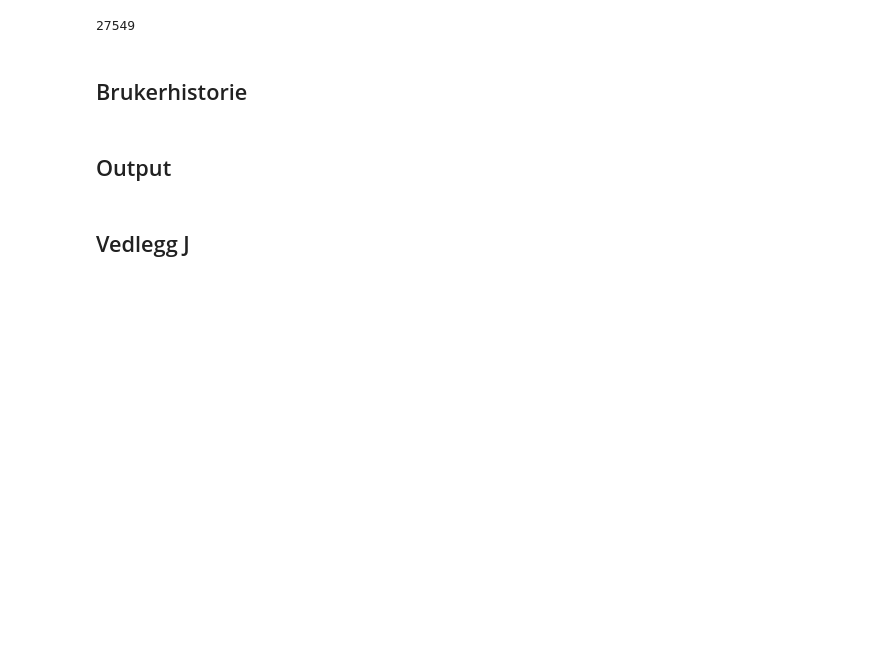
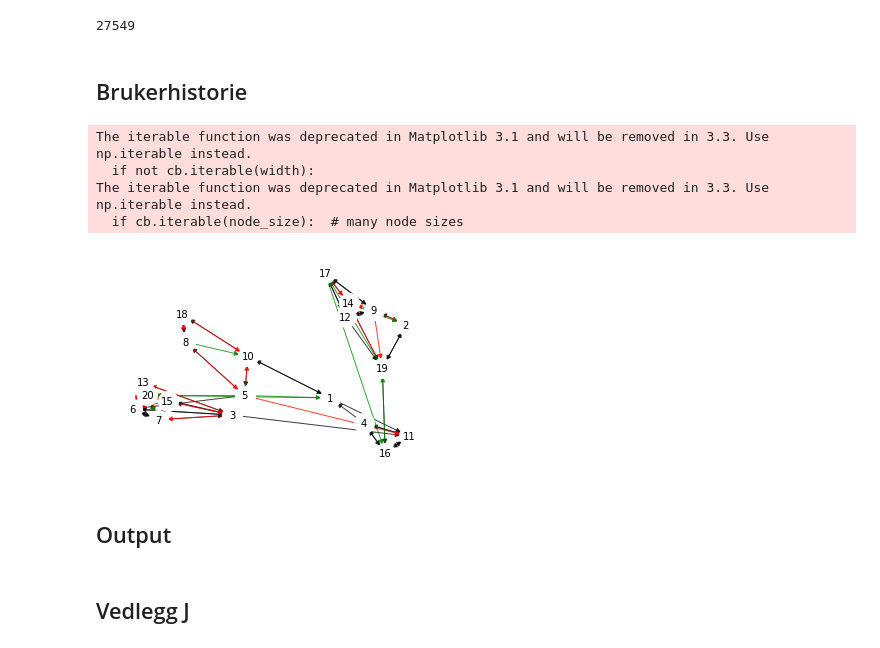
Before and after one commit to EnovaSF/energiberegning, a Jupyter notebook: Enova1.ipynb, the cells around one changed output. Drawn from its saved outputs; the diff is of its cells as text; code cells hidden in the pictures; blank space fills up the shorter version.

```diff
--- a/Enova1.ipynb
+++ b/Enova1.ipynb
@@ -943,6 +1130,46 @@ Totalt_netto_energibehov
 27549
 # %% [markdown]
 ## Brukerhistorie
+# %%
+# test  dummy data to visualize the tree
+a=[(1,10),(1,11),(2,19),(2,9),(3,11),(3,6),(3,15),(3,7),(3,13),(4,16),(4,11),(4,1),(5,8),(5,6),
+   (5,20),(5,11),(5,10),(6,3),(6,7),(6,20),(7,20),(7,6),(7,3),(7,15),(8,18),(8,5),(9,17),(9,12),
+   (9,14),(9,2),(9,19),(10,18),(10,1),(10,5),(11,4),(11,16),(12,17),(12,9),(12,19),(13,7),(13,3),
+   (13,20),(13,6),(14,19),(14,17),(15,7),(15,3),(15,20),(15,6),(15,13),(16,4),(16,11),(17,9),(17,12),
+   (17,14),(18,8),(18,10),(19,2),(19,16),(19,14),(20,3),(20,6),(20,7),(20,13),(20,15)]
+
+b=[(1,10),(1,11),(1,20),(2,19),(2,9),(3,11),(3,6),(3,15),(4,16),(4,11),(4,1),(5,8),(5,6),(5,1),
+   (6,3),(6,7),(6,20),(7,20),(7,6),(7,3),(8,10),(9,17),(9,12),(10,18),(10,1),(10,5),(11,4),(11,16),
+   (12,17),(12,9),(12,19),(13,7),(13,3),(13,20),(14,19),(14,17),(14,2),(15,7),(15,13),(16,4),(16,11),
+   (16,19),(17,9),(17,12),(17,16),(18,8),(19,2),(19,16),(19,17),(20,3),(20,6),(20,7,2)]
+# %%
+# Friendship graph for questions 1. and 2.
+
+# make graph
+edges = [(u,v,1) for (u,v) in a]
+G=nx.DiGraph()
+G.add_weighted_edges_from(edges)
+
+# plot nodes
+pos=nx.spring_layout(G)
+nx.draw_networkx_nodes(G,pos,node_size=400, node_color='w')
+
+# plot edges
+nx.draw_networkx_edges(G,pos,edgelist=list(set(a) & set(b)),width=1,alpha=0.75,edge_color='k',style='solid') #dotted
+nx.draw_networkx_edges(G,pos,edgelist=list(set(a) - set(b)),width=1,alpha=0.75,edge_color='r',style='solid')
+nx.draw_networkx_edges(G,pos,edgelist=list(set(b) - set(a)),width=1,alpha=0.75,edge_color='g',style='solid')
+
+# save graph
+nx.draw_networkx_labels(G,pos,font_size=10,font_family='sans-serif')
+plt.axis('off')
+plt.savefig("/Users/nimadarabi/Desktop/brukerhistorie.png") # save as png
+plt.show()
+# %% [output]
+The iterable function was deprecated in Matplotlib 3.1 and will be removed in 3.3. Use np.iterable instead.
+  if not cb.iterable(width):
+The iterable function was deprecated in Matplotlib 3.1 and will be removed in 3.3. Use np.iterable instead.
+  if cb.iterable(node_size):  # many node sizes
+[figure, added]
 # %% [markdown]
 ## Output
 # %%
```
Also changed, not shown: parts of 17 cells of this notebook.
